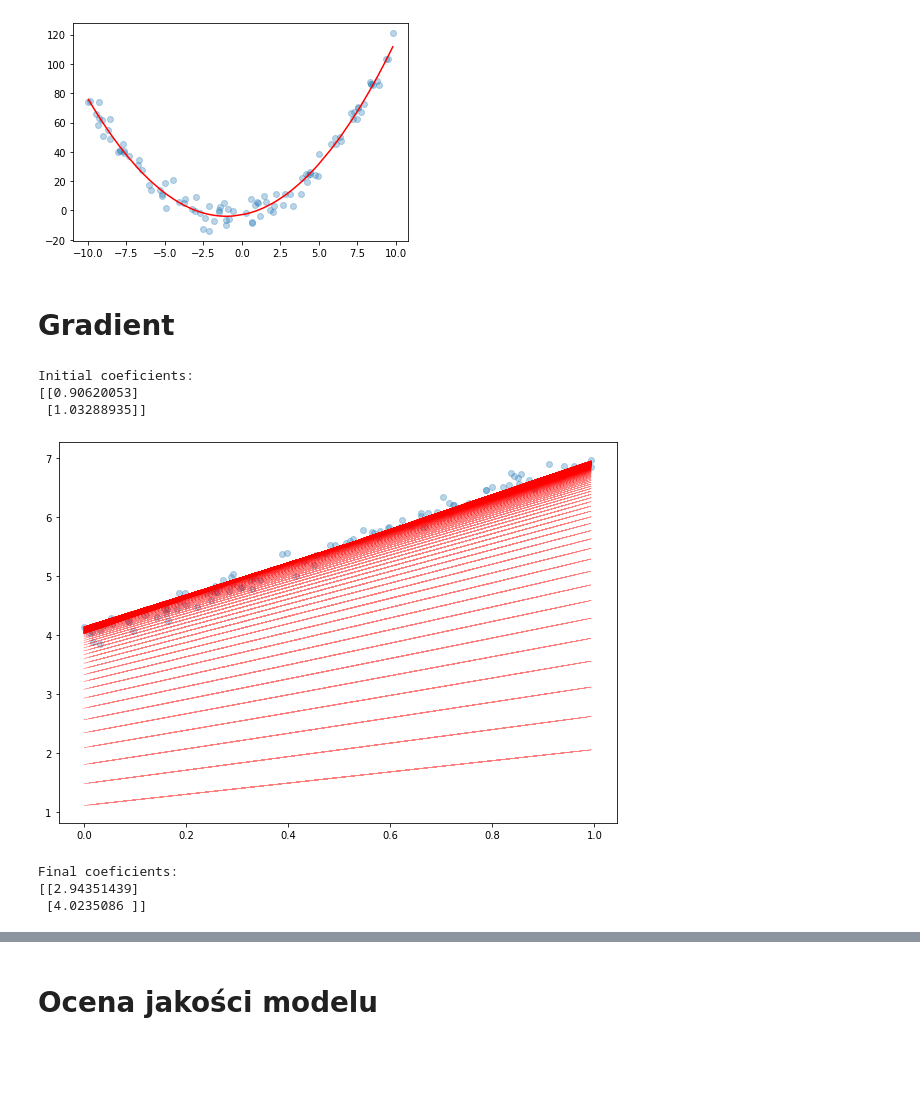
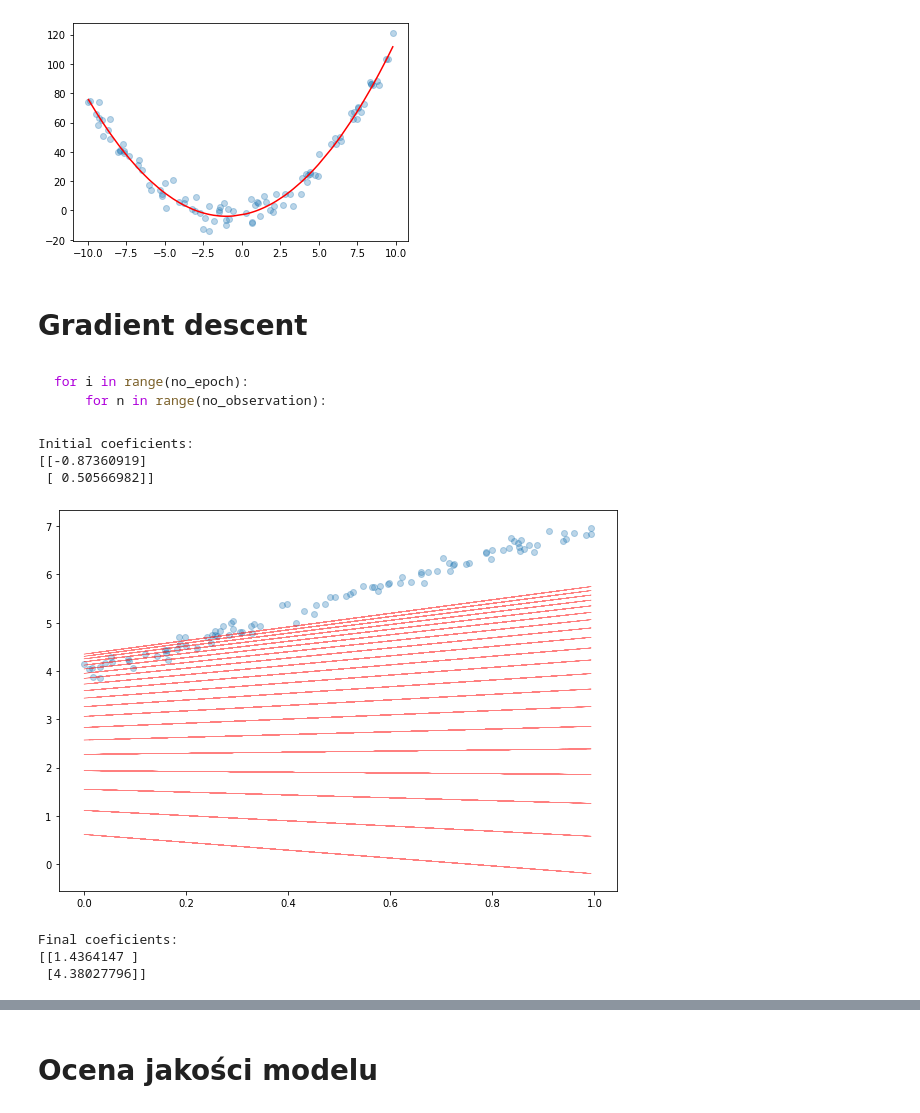
Before and after one commit to Kamil128/Learning_repo, a Jupyter notebook: ML_Regresja/1_Regresja.ipynb, the cells around one changed output, grey strips where cells are left out. Cells and saved outputs as stored; diff of their text form; code cells hidden in the pictures; blank space fills up the shorter version.

````diff
--- a/ML_Regresja/1_Regresja.ipynb
+++ b/ML_Regresja/1_Regresja.ipynb
@@ -860,4 +920,4 @@ plt.show()
 # %% [output]
 [figure]
 # %% [markdown]
-# Gradient
+# Gradient descent
@@ -864,37 +932,34 @@ plt.show()
+# %% [markdown]
+```Python
+for i in range(no_epoch):
+    for n in range(no_observation):
+```
 # %%
-import pandas as pd
-
-df = pd.read_csv("data/dane_1.csv")
-df['intercept'] = 1
-X = df[['zmienna_1', 'intercept']].values
-y = df[['target']].values
-
 eta = 0.01  # learning rate
-n_iterations = 1000
+n_iterations = 100
 m = df.shape[0]
 
 theta = np.random.randn(2,1)  # random initialization
 print(f"Initial coeficients: \n{theta}")
 
 plt.figure(figsize=(10, 7))
 plt.scatter(df['zmienna_1'], df['target'], alpha=0.3)
 
 for iteration in range(n_iterations):
     gradients = 2/m * X.T.dot(X.dot(theta) - y)
     theta = theta - eta * gradients
 
     y_pred = theta[1] + theta[0] * df['zmienna_1']
     if not iteration % 5:
-        plt.plot(df['zmienna_1'], y_pred, c='red', linewidth=0.5,
-                 linestyle='--', alpha=0.5)
+        plt.plot(df['zmienna_1'], y_pred, c='red', linewidth=0.5, alpha=0.5)
 
 plt.show()
 print(f"Final coeficients: \n{theta}")
 # %% [output]
 Initial coeficients:
-[[0.90620053]
- [1.03288935]]
+[[-0.87360919]
+ [ 0.50566982]]
-[figure, old version]
+[figure, new version]
 Final coeficients:
-[[2.94351439]
- [4.0235086 ]]
+[[1.4364147 ]
+ [4.38027796]]
````
Also changed, not shown: parts of 28 cells of this notebook, 1 other file.
